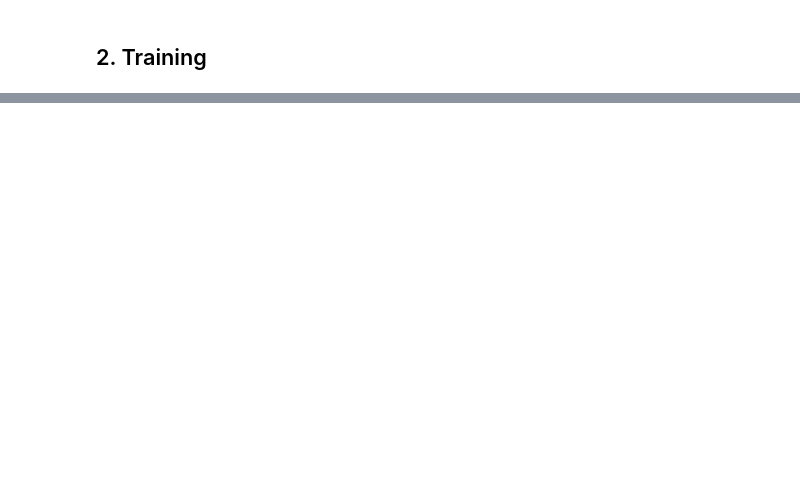
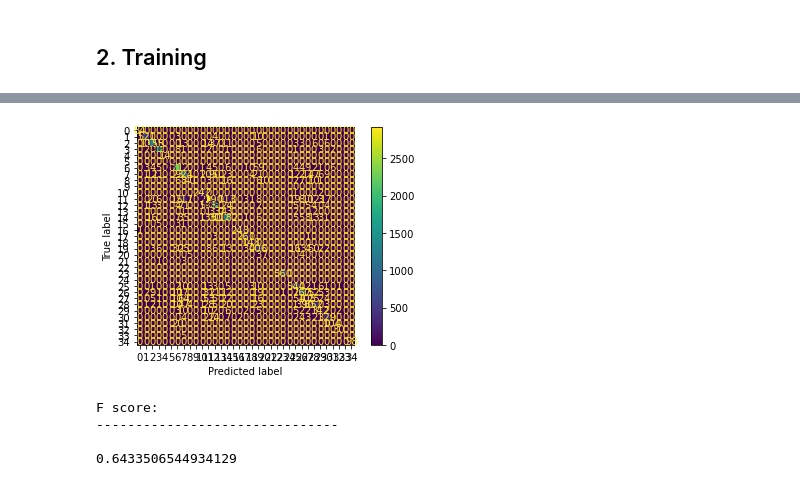
Before and after one commit to gmurro/PartOfSpeechTagging, a Jupyter notebook: Peppe.ipynb, the cells around one changed output, grey strips where cells are left out. Cells and saved outputs as stored; diff of their text form; code cells hidden in the pictures; blank space fills up the shorter version.

```diff
--- a/Peppe.ipynb
+++ b/Peppe.ipynb
@@ -423,0 +327,41 @@ plot_history(models_history, keys=['accuracy', 'val_accuracy'], model_names=mode
+# %%
+def evaluate_model(model, X_test, y_test, labels):
+    """
+    given a trained model and a test set returns the f-score and the confusion matrix
+    taking into account only classes in labels
+    """
+    raw_y_true = np.array(y_test)
+    raw_y_pred = model.predict(X_test)
+    # shape of the output is doc x len_sen x classes
+    # argmax for label predictions
+    len_sentence = raw_y_pred.shape[1]
+    num_sentences = raw_y_pred.shape[0]
+    y_pred = np.empty((num_sentences, len_sentence))
+    y_true = np.empty((num_sentences, len_sentence))
+    # assign label with the highest probability
+    for i in range(num_sentences):
+        for j in range(len_sentence):
+            y_pred[i,j] = np.argmax(raw_y_pred[i,j,:])
+            y_true[i,j] = np.argmax(raw_y_true[i,j,:])
+    # flatten the numpy array to have a 1D array
+    y_true = y_true.flatten()
+    y_pred = y_pred.flatten()
+    # show confusion matrix
+    conf_matrix = confusion_matrix(y_true, y_pred, labels=labels)
+    disp = ConfusionMatrixDisplay(conf_matrix)
+    disp.plot()
+    plt.show()
+    # f1 score
+    print("F score:\n-------------------------------\n")
+    print(f1_score(y_true, y_pred, labels=labels, average='macro'))
+# %%
+punctuation_indexes = [0, 1, 2, 3, 4, 5, 6, 16, 30, 43]
+classes = target_vectorizer.get_classes()
+valid_labels = list(set(range(len(classes))) - set(punctuation_indexes))
+evaluate_model(model, X_test, y_test, valid_labels)
+# %% [output]
+[figure, added]
+F score:
+-------------------------------
+
+0.6433506544934129
```
Also changed, not shown: parts of 34 cells of this notebook, 3 other files.
